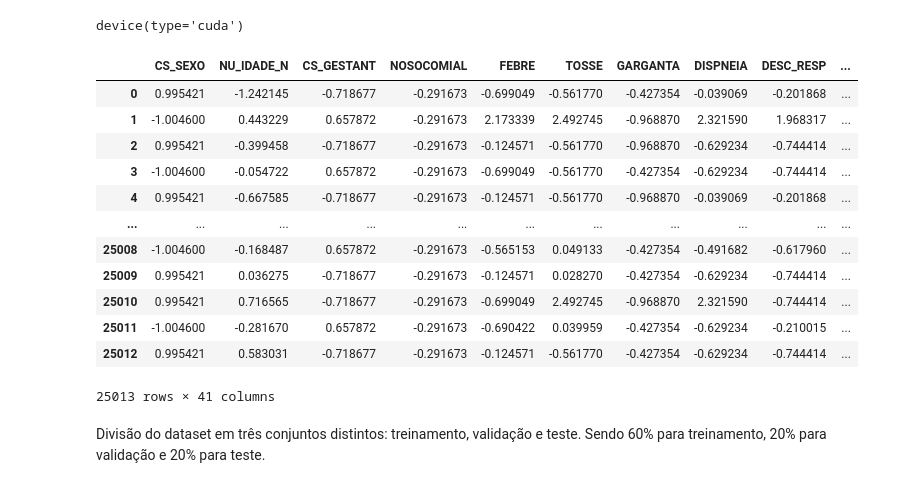
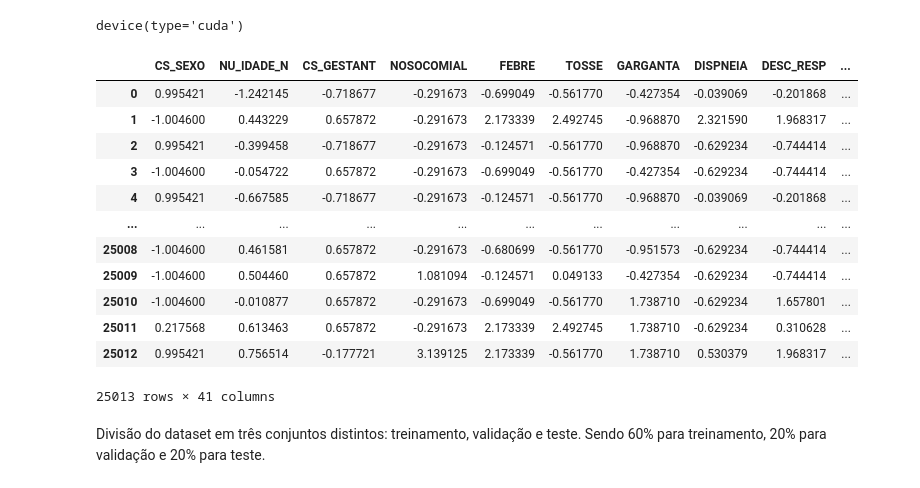
Before and after one commit to Willian-P/TCC-CNN-1D, a Jupyter notebook: SoftOrdering_CNN_1D_Covid.ipynb, the cells around one changed output. Cells and saved outputs as stored; diff of their text form; code cells hidden in the pictures.

```diff
--- a/SoftOrdering_CNN_1D_Covid.ipynb
+++ b/SoftOrdering_CNN_1D_Covid.ipynb
@@ -34,21 +34,21 @@ device
 device(type='cuda')
 # %%
 # Carrega o Dataset
-dataset = pd.read_csv("Datasets\SMOTE85_Scaler.csv")
+dataset = pd.read_csv("Datasets\dataset_SMOTE85_Scaler.csv")
 dataset
 # %% [output]
 |  | CS_SEXO | NU_IDADE_N | CS_GESTANT | NOSOCOMIAL | FEBRE | TOSSE | GARGANTA | DISPNEIA | DESC_RESP | ... |
 | 0 | 0.995421 | -1.242145 | -0.718677 | -0.291673 | -0.699049 | -0.561770 | -0.427354 | -0.039069 | -0.201868 | ... |
 | 1 | -1.004600 | 0.443229 | 0.657872 | -0.291673 | 2.173339 | 2.492745 | -0.968870 | 2.321590 | 1.968317 | ... |
 | 2 | 0.995421 | -0.399458 | -0.718677 | -0.291673 | -0.124571 | -0.561770 | -0.968870 | -0.629234 | -0.744414 | ... |
 | 3 | -1.004600 | -0.054722 | 0.657872 | -0.291673 | -0.699049 | -0.561770 | -0.427354 | -0.629234 | -0.744414 | ... |
 | 4 | 0.995421 | -0.667585 | -0.718677 | -0.291673 | -0.124571 | -0.561770 | -0.968870 | -0.039069 | -0.201868 | ... |
 | ... | ... | ... | ... | ... | ... | ... | ... | ... | ... | ... |
-| 25008 | -1.004600 | -0.168487 | 0.657872 | -0.291673 | -0.565153 | 0.049133 | -0.427354 | -0.491682 | -0.617960 | ... |
-| 25009 | 0.995421 | 0.036275 | -0.718677 | -0.291673 | -0.124571 | 0.028270 | -0.427354 | -0.629234 | -0.744414 | ... |
-| 25010 | 0.995421 | 0.716565 | -0.718677 | -0.291673 | -0.699049 | 2.492745 | -0.968870 | 2.321590 | -0.744414 | ... |
-| 25011 | -1.004600 | -0.281670 | 0.657872 | -0.291673 | -0.690422 | 0.039959 | -0.427354 | -0.629234 | -0.210015 | ... |
-| 25012 | 0.995421 | 0.583031 | -0.718677 | -0.291673 | -0.124571 | -0.561770 | -0.427354 | -0.629234 | -0.744414 | ... |
+| 25008 | -1.004600 | 0.461581 | 0.657872 | -0.291673 | -0.680699 | -0.561770 | -0.951573 | -0.629234 | -0.744414 | ... |
+| 25009 | -1.004600 | 0.504460 | 0.657872 | 1.081094 | -0.124571 | 0.049133 | -0.427354 | -0.629234 | -0.744414 | ... |
+| 25010 | -1.004600 | -0.010877 | 0.657872 | -0.291673 | -0.699049 | -0.561770 | 1.738710 | -0.629234 | 1.657801 | ... |
+| 25011 | 0.217568 | 0.613463 | 0.657872 | -0.291673 | 2.173339 | 2.492745 | 1.738710 | -0.629234 | 0.310628 | ... |
+| 25012 | 0.995421 | 0.756514 | -0.177721 | 3.139125 | 2.173339 | -0.561770 | 1.738710 | 0.530379 | 1.968317 | ... |
 25013 rows × 41 columns
 # %% [markdown]
 Divisão do dataset em três conjuntos distintos: treinamento, validação e teste. Sendo 60% para treinamento, 20% para validação e 20% para teste.
```
Also changed, not shown: parts of 6 cells of this notebook, 4 other files.
